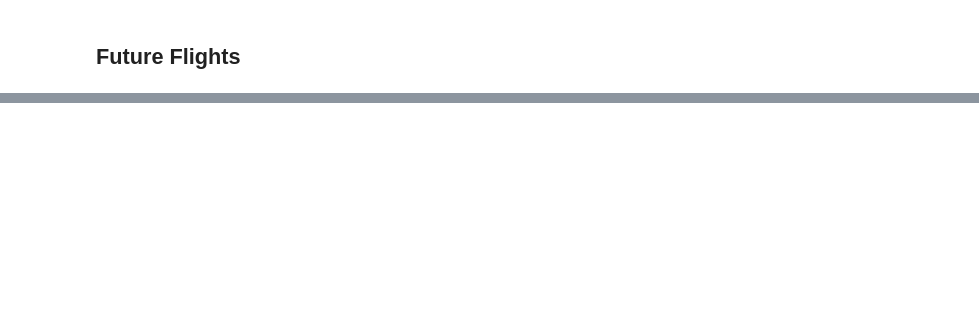
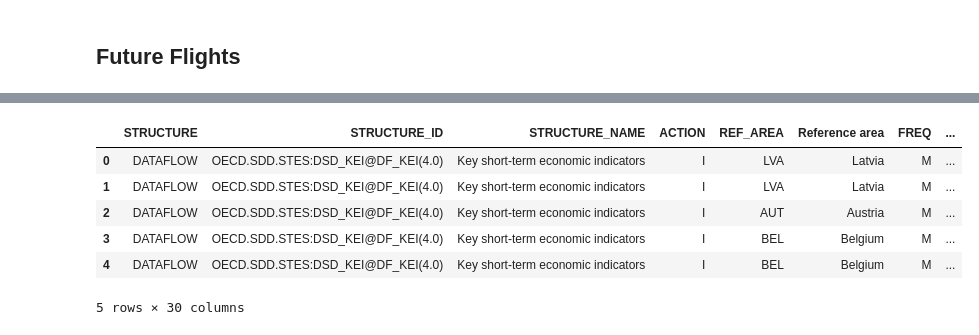
Before and after one commit to alexdelargy/DS320FinalProject, a Jupyter notebook: main.ipynb, the cells around one changed output, grey strips where cells are left out. Drawn from its saved outputs; the diff is of its cells as text; code cells hidden in the pictures; blank space fills up the shorter version.

```diff
--- a/main.ipynb
+++ b/main.ipynb
@@ -205,0 +211,15 @@ getFutureFlights(departureIATA="ATL", date="2024-11-29", airlineIATA="DL")
+# %%
+url = 'https://sdmx.oecd.org/public/rest/data/OECD.SDD.STES,DSD_KEI@DF_KEI,4.0/.M.PRVM.IX.BTE..?startPeriod=2024-01&dimensionAtObservation=AllDimensions&format=csvfilewithlabels'
+response = requests.get(url).content
+# %%
+rawData = pd.read_csv(io.StringIO(response.decode('utf-8')))
+# %%
+rawData.head()
+# %% [output]
+|  | STRUCTURE | STRUCTURE_ID | STRUCTURE_NAME | ACTION | REF_AREA | Reference area | FREQ | ... |
+| 0 | DATAFLOW | OECD.SDD.STES:DSD_KEI@DF_KEI(4.0) | Key short-term economic indicators | I | LVA | Latvia | M | ... |
+| 1 | DATAFLOW | OECD.SDD.STES:DSD_KEI@DF_KEI(4.0) | Key short-term economic indicators | I | LVA | Latvia | M | ... |
+| 2 | DATAFLOW | OECD.SDD.STES:DSD_KEI@DF_KEI(4.0) | Key short-term economic indicators | I | AUT | Austria | M | ... |
+| 3 | DATAFLOW | OECD.SDD.STES:DSD_KEI@DF_KEI(4.0) | Key short-term economic indicators | I | BEL | Belgium | M | ... |
+| 4 | DATAFLOW | OECD.SDD.STES:DSD_KEI@DF_KEI(4.0) | Key short-term economic indicators | I | BEL | Belgium | M | ... |
+5 rows × 30 columns
```
Also changed, not shown: parts of 14 cells of this notebook, 7 other files.
